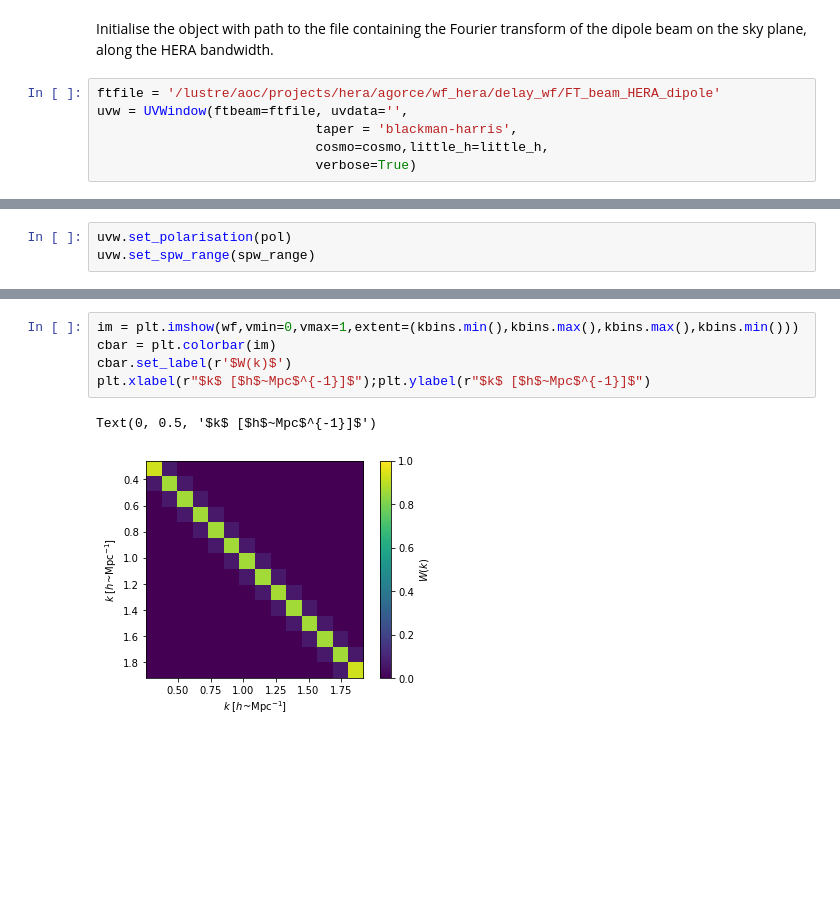
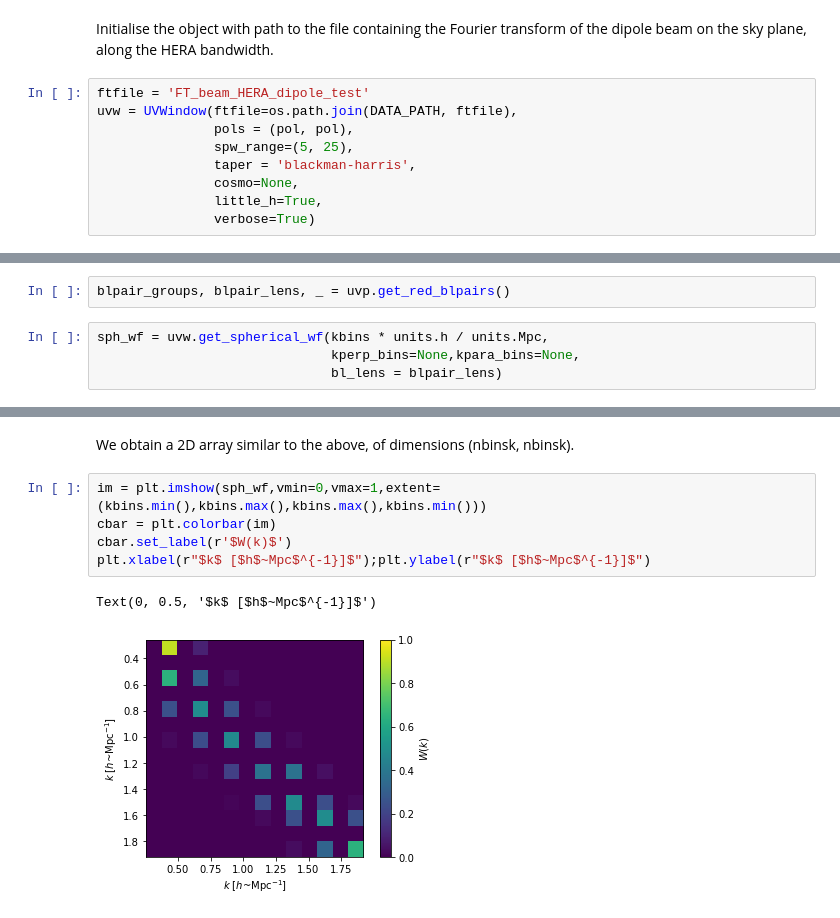
Before and after one commit to HERA-Team/hera_pspec, a Jupyter notebook: examples/Overview_Core_Pspec_functions.ipynb, the cells around one changed output, grey strips where cells are left out. Cells and saved outputs as stored; diff of their text form; blank space fills up the shorter version.

Commit message:
Updated existing tutorial notebook and added one dedicated to UVWindow

```diff
--- a/examples/Overview_Core_Pspec_functions.ipynb
+++ b/examples/Overview_Core_Pspec_functions.ipynb
@@ -1069,8 +1062,11 @@ from hera_pspec import UVWindow
 # %% [markdown]
 Initialise the object with path to the file containing the Fourier transform of the dipole beam on the sky plane, along the HERA bandwidth.
 # %%
-ftfile = '/lustre/aoc/projects/hera/agorce/wf_hera/delay_wf/FT_beam_HERA_dipole'
-uvw = UVWindow(ftbeam=ftfile, uvdata='',
-                            taper = 'blackman-harris',
-                            cosmo=cosmo,little_h=little_h,
-                            verbose=True)
+ftfile = 'FT_beam_HERA_dipole_test'
+uvw = UVWindow(ftfile=os.path.join(DATA_PATH, ftfile),
+               pols = (pol, pol),
+               spw_range=(5, 25),
+               taper = 'blackman-harris',
+               cosmo=None,
+               little_h=True,
+               verbose=True)
@@ -1079,4 +1073 @@ The polarisation and the spectral range are used to load the appropriate beam fi
-# %%
-uvw.set_polarisation(pol)
-uvw.set_spw_range(spw_range)
 # %% [markdown]
@@ -1101,0 +1075,6 @@ True
+# %%
+blpair_groups, blpair_lens, _ = uvp.get_red_blpairs()
+# %%
+sph_wf = uvw.get_spherical_wf(kbins * units.h / units.Mpc,
+                              kperp_bins=None,kpara_bins=None,
+                              bl_lens = blpair_lens)
@@ -1102,8 +1085,10 @@ True
+# %% [markdown]
+We obtain a 2D array similar to the above, of dimensions (nbinsk, nbinsk).
 # %%
-im = plt.imshow(wf,vmin=0,vmax=1,extent=(kbins.min(),kbins.max(),kbins.max(),kbins.min()))
+im = plt.imshow(sph_wf,vmin=0,vmax=1,extent=(kbins.min(),kbins.max(),kbins.max(),kbins.min()))
 cbar = plt.colorbar(im)
 cbar.set_label(r'$W(k)$')
 plt.xlabel(r"$k$ [$h$~Mpc$^{-1}]$");plt.ylabel(r"$k$ [$h$~Mpc$^{-1}]$")
 # %% [output]
 Text(0, 0.5, '$k$ [$h$~Mpc$^{-1}]$')
-[figure, old version]
+[figure, new version]
```
Also changed, not shown: parts of 22 cells of this notebook, 2 other files.
